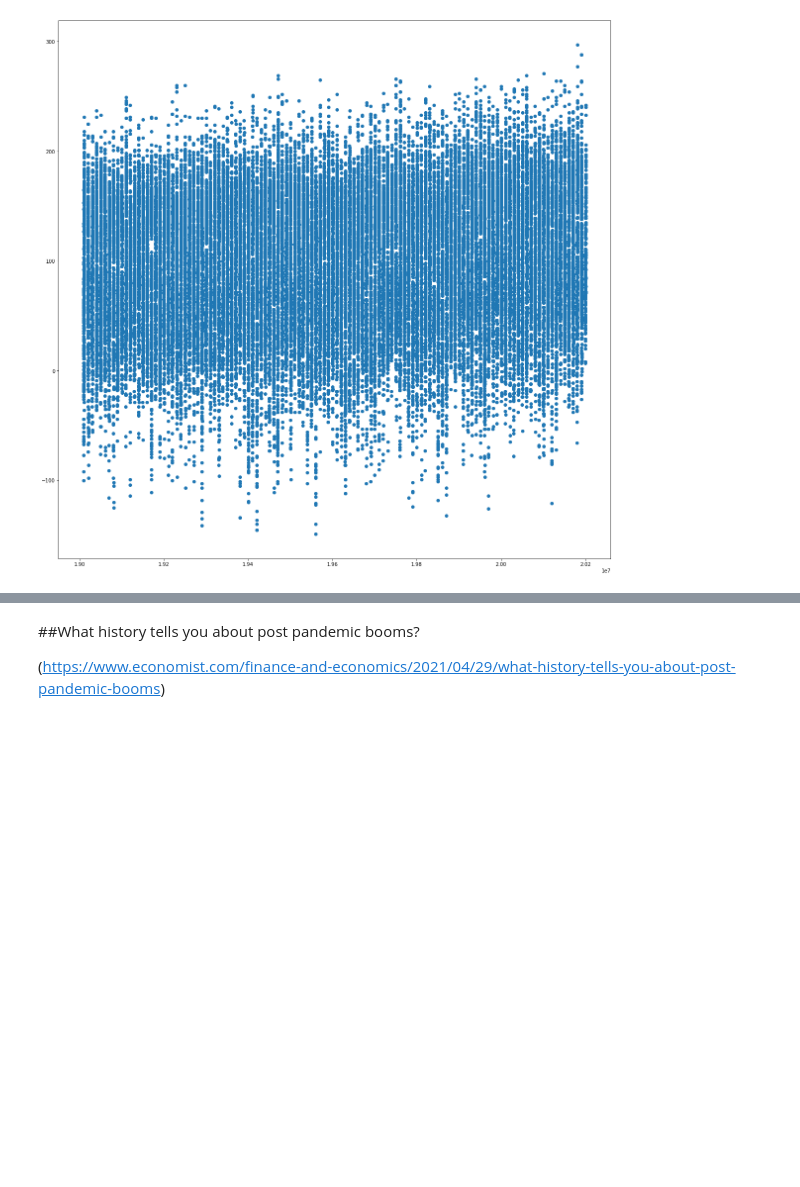
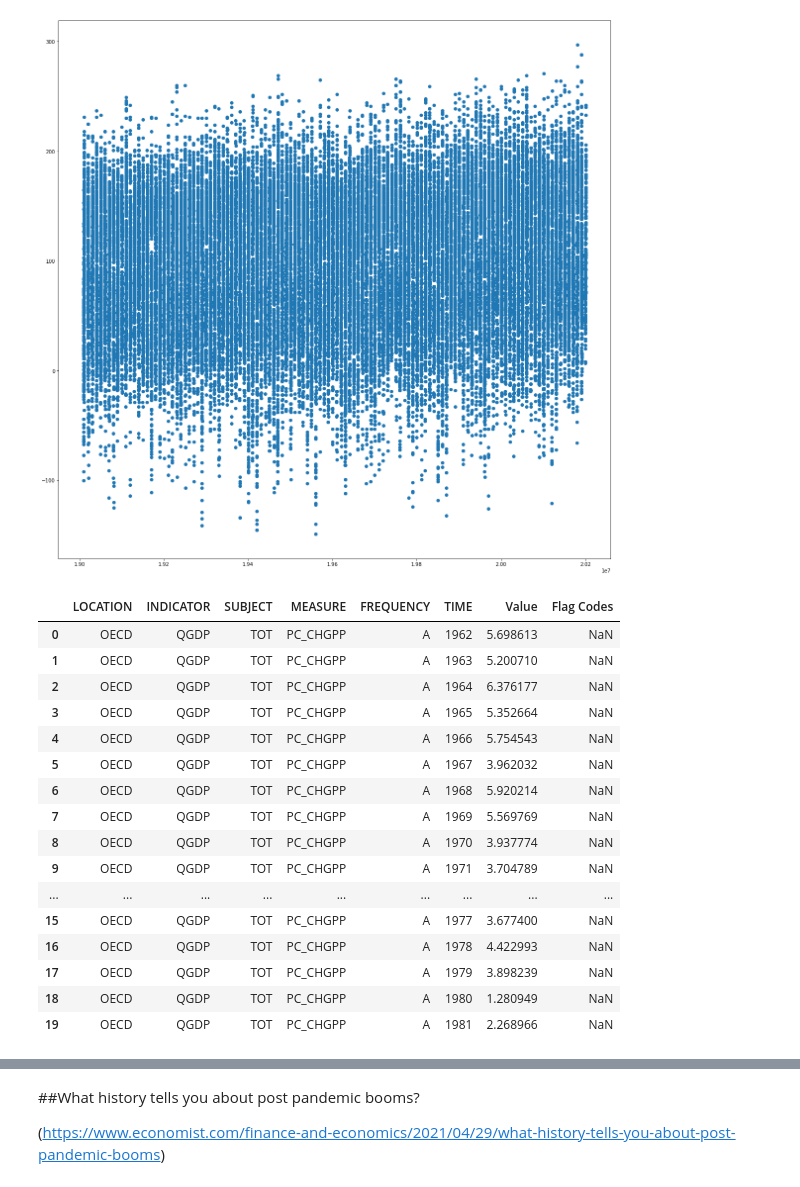
Before and after one commit to dsirtioglu/python, a Jupyter notebook: RR_NL_Energy_Prediction.ipynb, the cells around one changed output, grey strips where cells are left out. Drawn from its saved outputs; the diff is of its cells as text; code cells hidden in the pictures; blank space fills up the shorter version.

```diff
--- a/RR_NL_Energy_Prediction.ipynb
+++ b/RR_NL_Energy_Prediction.ipynb
@@ -287,3 +287,40 @@ plt.show
 # %% [output]
 <function matplotlib.pyplot.show>
 [figure]
+# %%
+#Input variable: Economic Output (source: https://data.oecd.org/gdp/quarterly-gdp.htm)
+#Yearly and quarterly percentage changes, all countries
+
+url = 'https://raw.githubusercontent.com/dsirtioglu/python/dsirtioglu-RR/Quarterly%20GDP.csv'
+
+GDP = pd.read_csv(url)
+GDP.head(20)
+
+##Filters to be applied:
+
+# LOCATION = NLD
+# INDICATOR = 'QGDP'
+# SUBJECT = 'TOT'
+# MEASURE = 'PC_CHGPP'
+# FREQUENCY = 'Q' -- For quarterly values
+# Flag Codes = E (?)
+
+#Note that 'Value' field indicate the percentage change from the previous quarter in GDP
+# %% [output]
+|  | LOCATION | INDICATOR | SUBJECT | MEASURE | FREQUENCY | TIME | Value | Flag Codes |
+| 0 | OECD | QGDP | TOT | PC_CHGPP | A | 1962 | 5.698613 | NaN |
+| 1 | OECD | QGDP | TOT | PC_CHGPP | A | 1963 | 5.200710 | NaN |
+| 2 | OECD | QGDP | TOT | PC_CHGPP | A | 1964 | 6.376177 | NaN |
+| 3 | OECD | QGDP | TOT | PC_CHGPP | A | 1965 | 5.352664 | NaN |
+| 4 | OECD | QGDP | TOT | PC_CHGPP | A | 1966 | 5.754543 | NaN |
+| 5 | OECD | QGDP | TOT | PC_CHGPP | A | 1967 | 3.962032 | NaN |
+| 6 | OECD | QGDP | TOT | PC_CHGPP | A | 1968 | 5.920214 | NaN |
+| 7 | OECD | QGDP | TOT | PC_CHGPP | A | 1969 | 5.569769 | NaN |
+| 8 | OECD | QGDP | TOT | PC_CHGPP | A | 1970 | 3.937774 | NaN |
+| 9 | OECD | QGDP | TOT | PC_CHGPP | A | 1971 | 3.704789 | NaN |
+| ... | ... | ... | ... | ... | ... | ... | ... | ... |
+| 15 | OECD | QGDP | TOT | PC_CHGPP | A | 1977 | 3.677400 | NaN |
+| 16 | OECD | QGDP | TOT | PC_CHGPP | A | 1978 | 4.422993 | NaN |
+| 17 | OECD | QGDP | TOT | PC_CHGPP | A | 1979 | 3.898239 | NaN |
+| 18 | OECD | QGDP | TOT | PC_CHGPP | A | 1980 | 1.280949 | NaN |
+| 19 | OECD | QGDP | TOT | PC_CHGPP | A | 1981 | 2.268966 | NaN |
```
Also changed, not shown: parts of 1 cell of this notebook.
